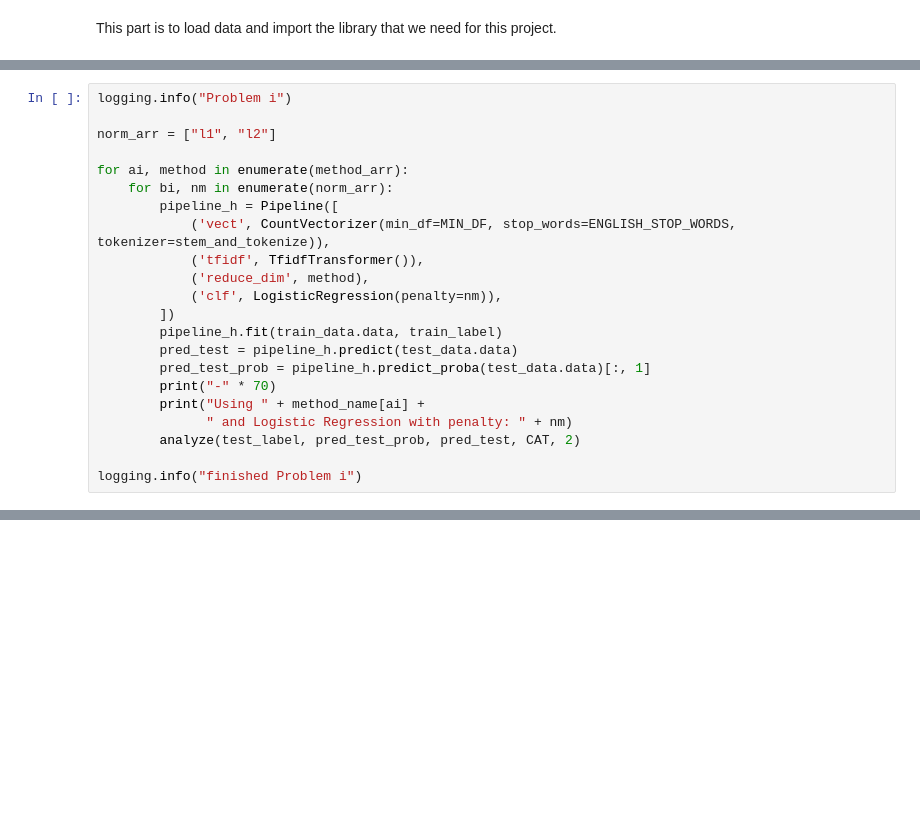
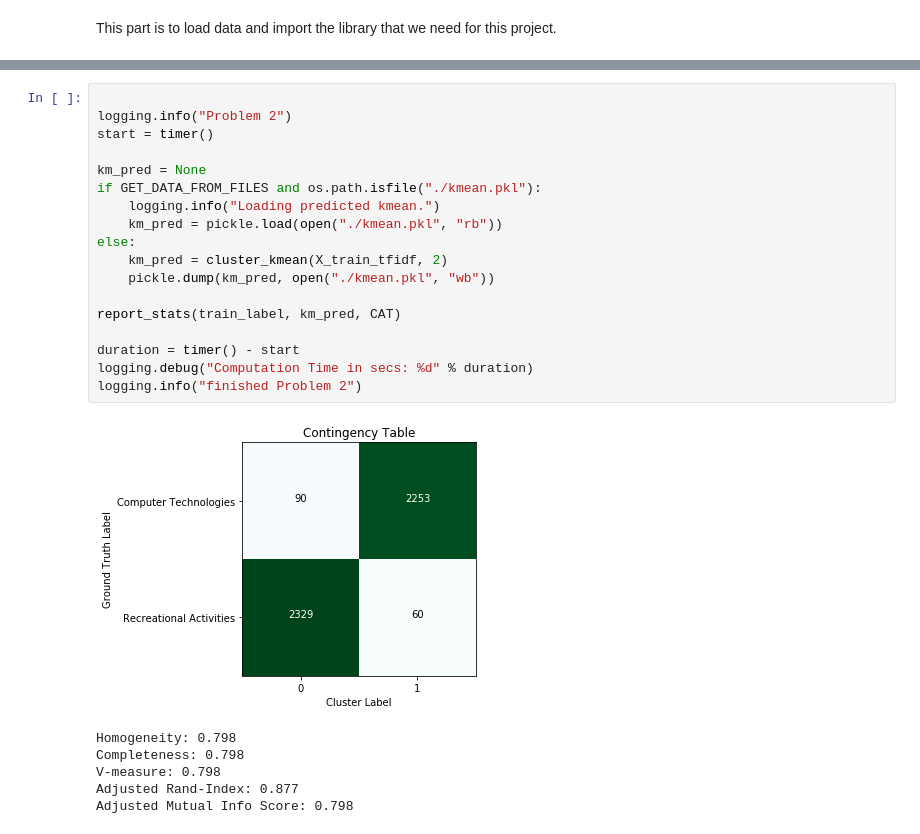
Before and after one commit to popo0293/EE219Project2, a Jupyter notebook: project2.ipynb, the cells around one changed output, grey strips where cells are left out. Cells and saved outputs as stored; diff of their text form; blank space fills up the shorter version.

```diff
--- a/project2.ipynb
+++ b/project2.ipynb
@@ -570,22 +225,0 @@ precision:  0.918367346939
-# %%
-logging.info("Problem i")
-
-norm_arr = ["l1", "l2"]
-
-for ai, method in enumerate(method_arr):
-    for bi, nm in enumerate(norm_arr):
-        pipeline_h = Pipeline([
-            ('vect', CountVectorizer(min_df=MIN_DF, stop_words=ENGLISH_STOP_WORDS, tokenizer=stem_and_tokenize)),
-            ('tfidf', TfidfTransformer()),
-            ('reduce_dim', method),
-            ('clf', LogisticRegression(penalty=nm)),
-        ])
-        pipeline_h.fit(train_data.data, train_label)
-        pred_test = pipeline_h.predict(test_data.data)
-        pred_test_prob = pipeline_h.predict_proba(test_data.data)[:, 1]
-        print("-" * 70)
-        print("Using " + method_name[ai] +
-              " and Logistic Regression with penalty: " + nm)
-        analyze(test_label, pred_test_prob, pred_test, CAT, 2)
-
-logging.info("finished Problem i")
@@ -689,0 +226,25 @@ precision:  0.845071729336
+# %%
+
+logging.info("Problem 2")
+start = timer()
+
+km_pred = None
+if GET_DATA_FROM_FILES and os.path.isfile("./kmean.pkl"):
+    logging.info("Loading predicted kmean.")
+    km_pred = pickle.load(open("./kmean.pkl", "rb"))
+else:
+    km_pred = cluster_kmean(X_train_tfidf, 2)
+    pickle.dump(km_pred, open("./kmean.pkl", "wb"))
+
+report_stats(train_label, km_pred, CAT)
+
+duration = timer() - start
+logging.debug("Computation Time in secs: %d" % duration)
+logging.info("finished Problem 2")
+# %% [output]
+[figure, added]
+Homogeneity: 0.798
+Completeness: 0.798
+V-measure: 0.798
+Adjusted Rand-Index: 0.877
+Adjusted Mutual Info Score: 0.798
```
Also changed, not shown: parts of 33 cells of this notebook, 3 other files.
